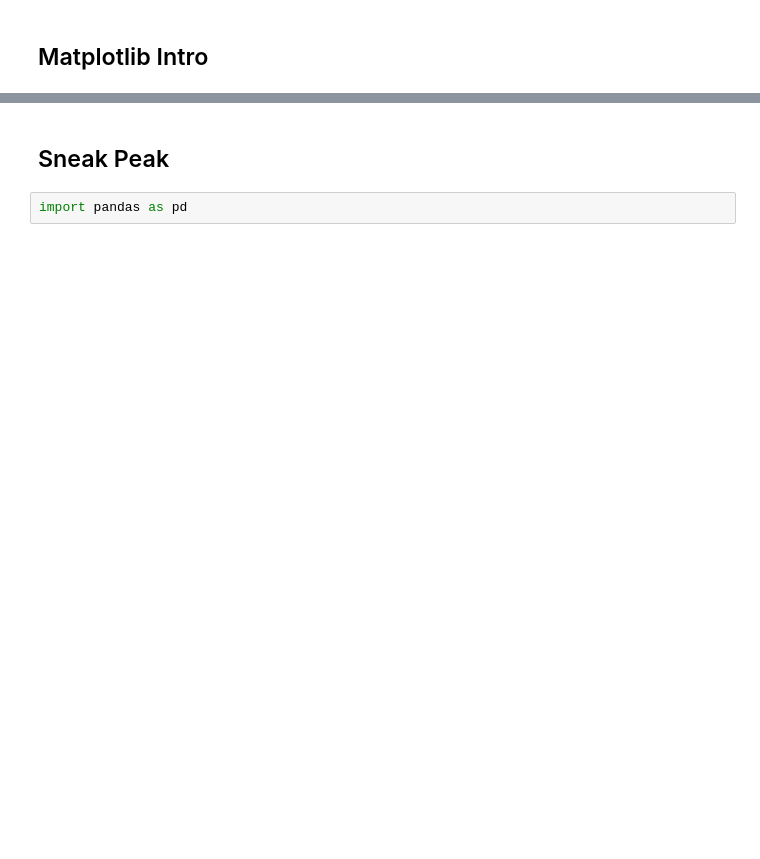
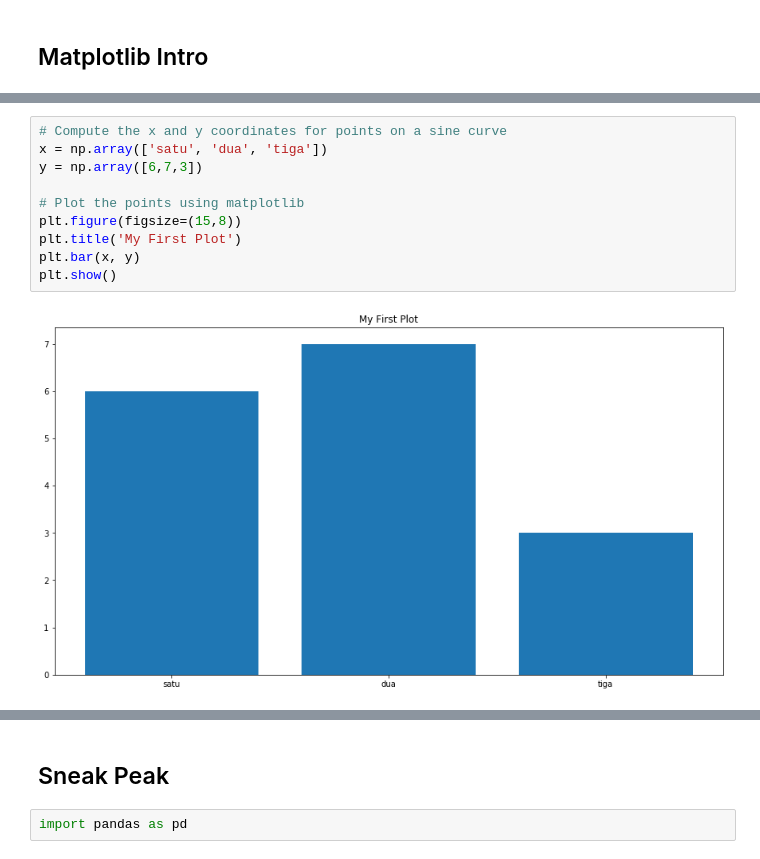
Before and after one commit to alamhanz/python_begin, a Jupyter notebook: notebooks/Bab 7 - Day 4.ipynb, the cells around one changed output, grey strips where cells are left out. Drawn from its saved outputs; the diff is of its cells as text; blank space fills up the shorter version.

```diff
--- a/notebooks/Bab 7 - Day 4.ipynb
+++ b/notebooks/Bab 7 - Day 4.ipynb
@@ -10,0 +299,12 @@ import matplotlib.pyplot as plt
+# %%
+# Compute the x and y coordinates for points on a sine curve
+x = np.array(['satu', 'dua', 'tiga'])
+y = np.array([6,7,3])
+
+# Plot the points using matplotlib
+plt.figure(figsize=(15,8))
+plt.title('My First Plot')
+plt.bar(x, y)
+plt.show()
+# %% [output]
+[figure, added]
```
Also changed, not shown: parts of 35 cells of this notebook, 10 other files.
